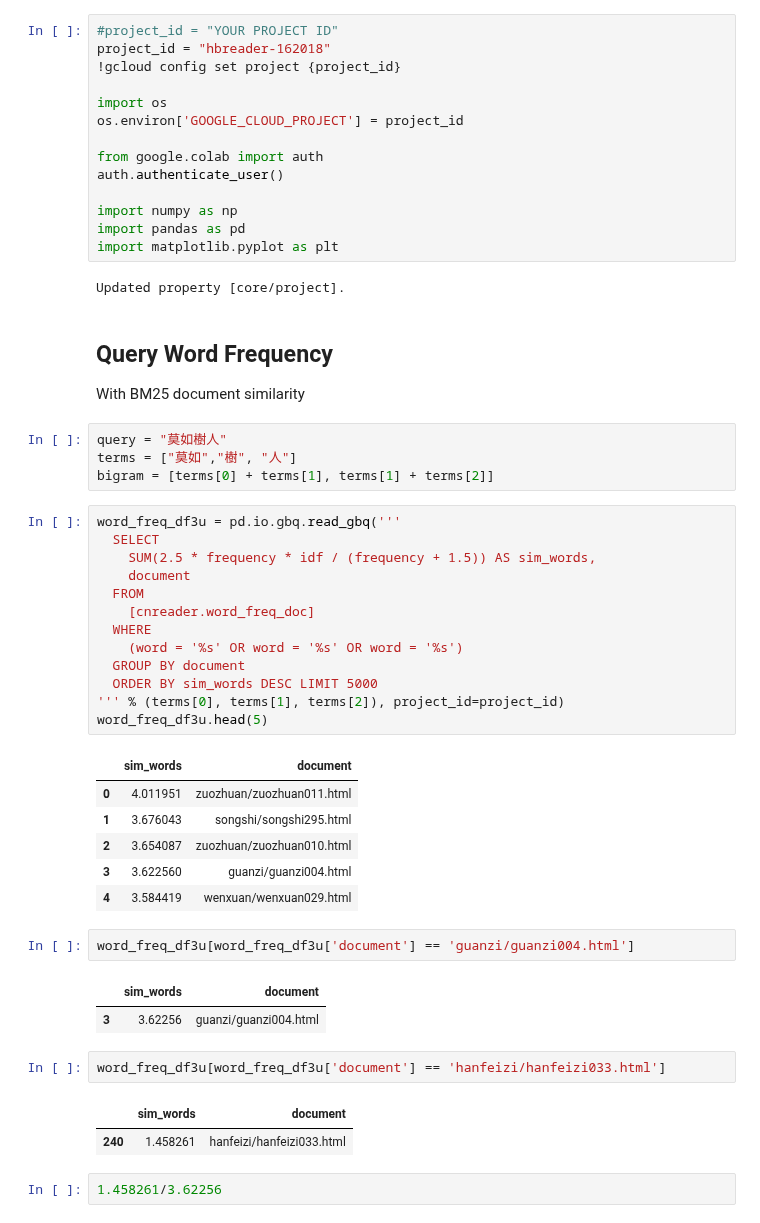
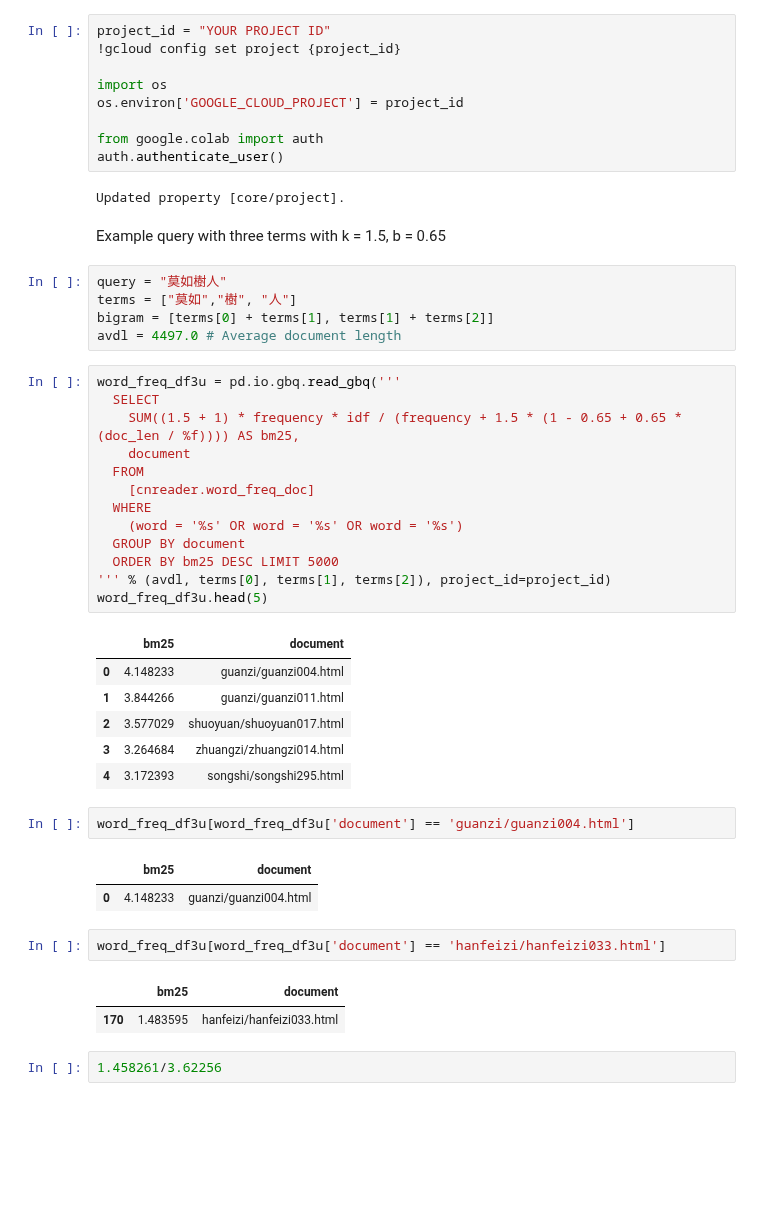
Before and after one commit to alexamies/chinesenotes.com, a Jupyter notebook: colab/querying_cnotes.ipynb, the cells around one changed output. Drawn from its saved outputs; the diff is of its cells as text; blank space fills up the shorter version.

```diff
--- a/colab/querying_cnotes.ipynb
+++ b/colab/querying_cnotes.ipynb
@@ -12,6 +19,5 @@ Setup this sheet for querying the dataset
 # %%
-#project_id = "YOUR PROJECT ID"
-project_id = "hbreader-162018"
+project_id = "YOUR PROJECT ID"
 !gcloud config set project {project_id}
 
 import os
@@ -19,49 +25,45 @@ os.environ['GOOGLE_CLOUD_PROJECT'] = project_id
 
 from google.colab import auth
 auth.authenticate_user()
-
-import numpy as np
-import pandas as pd
-import matplotlib.pyplot as plt
 # %% [output]
 Updated property [core/project].
-# %% [markdown]
-## Query Word Frequency
-With BM25 document similarity
+# %% [markdown]
+Example query with three terms with k = 1.5, b = 0.65
 # %%
 query = "莫如樹人"
 terms = ["莫如","樹", "人"]
 bigram = [terms[0] + terms[1], terms[1] + terms[2]]
+avdl = 4497.0 # Average document length
 # %%
 word_freq_df3u = pd.io.gbq.read_gbq('''
   SELECT
-    SUM(2.5 * frequency * idf / (frequency + 1.5)) AS sim_words,
+    SUM((1.5 + 1) * frequency * idf / (frequency + 1.5 * (1 - 0.65 + 0.65 * (doc_len / %f)))) AS bm25,
     document
   FROM
     [cnreader.word_freq_doc]
   WHERE
     (word = '%s' OR word = '%s' OR word = '%s')
   GROUP BY document
-  ORDER BY sim_words DESC LIMIT 5000
-''' % (terms[0], terms[1], terms[2]), project_id=project_id)
+  ORDER BY bm25 DESC LIMIT 5000
+''' % (avdl, terms[0], terms[1], terms[2]), project_id=project_id)
 word_freq_df3u.head(5)
 # %% [output]
-|  | sim_words | document |
-| 0 | 4.011951 | zuozhuan/zuozhuan011.html |
-| 1 | 3.676043 | songshi/songshi295.html |
-| 2 | 3.654087 | zuozhuan/zuozhuan010.html |
-| 3 | 3.622560 | guanzi/guanzi004.html |
-| 4 | 3.584419 | wenxuan/wenxuan029.html |
+|  | bm25 | document |
+| 0 | 4.148233 | guanzi/guanzi004.html |
+| 1 | 3.844266 | guanzi/guanzi011.html |
+| 2 | 3.577029 | shuoyuan/shuoyuan017.html |
+| 3 | 3.264684 | zhuangzi/zhuangzi014.html |
+| 4 | 3.172393 | songshi/songshi295.html |
 # %%
 word_freq_df3u[word_freq_df3u['document'] == 'guanzi/guanzi004.html']
 # %% [output]
-|  | sim_words | document |
-| 3 | 3.62256 | guanzi/guanzi004.html |
+|  | bm25 | document |
+| 0 | 4.148233 | guanzi/guanzi004.html |
 # %%
 word_freq_df3u[word_freq_df3u['document'] == 'hanfeizi/hanfeizi033.html']
 # %% [output]
-|  | sim_words | document |
-| 240 | 1.458261 | hanfeizi/hanfeizi033.html |
+|  | bm25 | document |
+| 170 | 1.483595 | hanfeizi/hanfeizi033.html |
 # %%
 1.458261/3.62256
 # %% [output]
```
Also changed, not shown: parts of 15 cells of this notebook.
